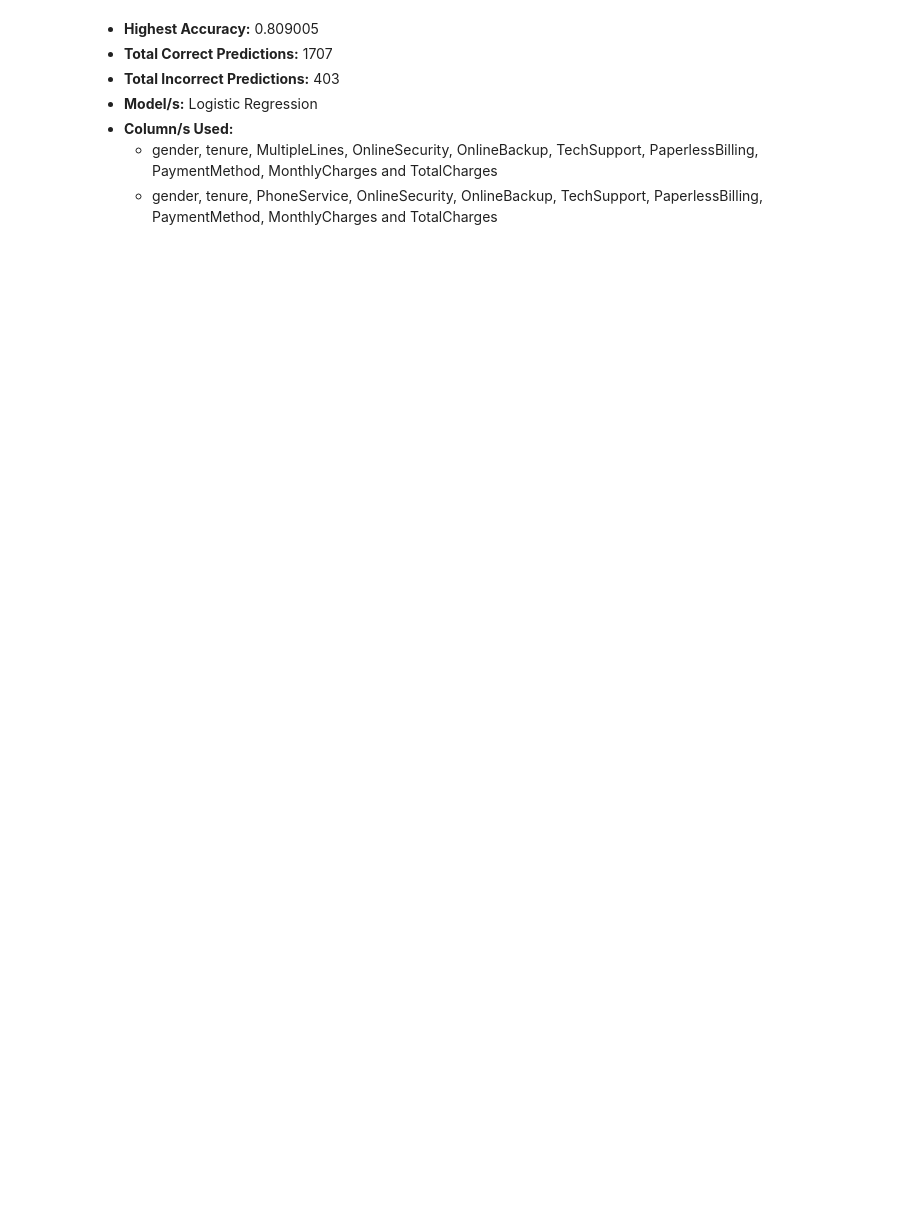
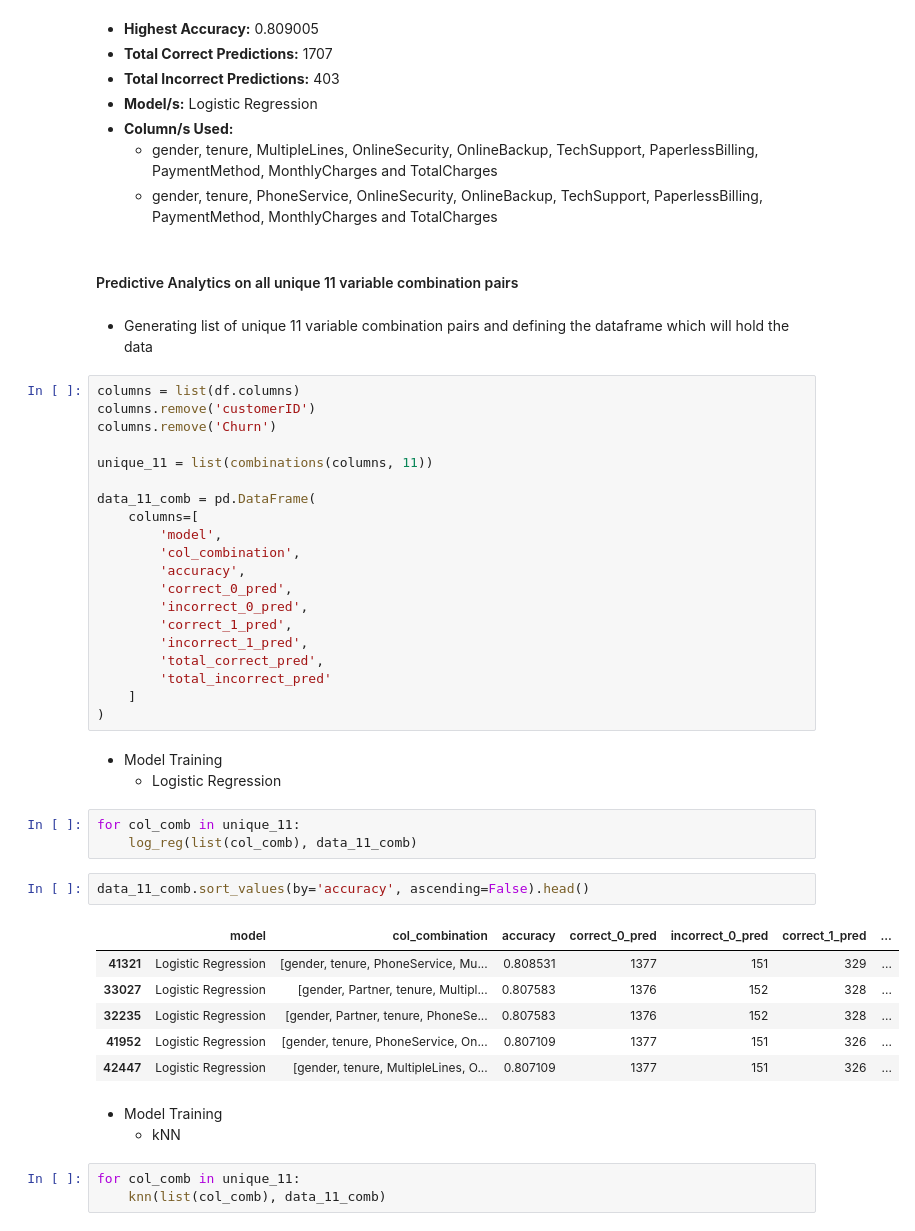
Before and after one commit to HarshTanwar001/Churn-Analysis, a Jupyter notebook: Churn_Analysis.ipynb, the cells around one changed output. Cells and saved outputs as stored; diff of their text form; blank space fills up the shorter version.

Commit message:
Predictive Analytics on all unique 11 column combination pairs

```diff
--- a/Churn_Analysis.ipynb
+++ b/Churn_Analysis.ipynb
@@ -1997,3 +1997,48 @@ data_10_comb.sort_values(by='accuracy', ascending=False).head()
       </ul>
     </li>
 </ul>
+# %% [markdown]
+#### Predictive Analytics on all unique 11 variable combination pairs
+# %% [markdown]
+- Generating list of unique 11 variable combination pairs and defining the dataframe which will hold the data
+# %%
+columns = list(df.columns)
+columns.remove('customerID')
+columns.remove('Churn')
+
+unique_11 = list(combinations(columns, 11))
+
+data_11_comb = pd.DataFrame(
+    columns=[
+        'model',
+        'col_combination',
+        'accuracy',
+        'correct_0_pred',
+        'incorrect_0_pred',
+        'correct_1_pred',
+        'incorrect_1_pred',
+        'total_correct_pred',
+        'total_incorrect_pred'
+    ]
+)
+# %% [markdown]
+- Model Training
+    - Logistic Regression
+# %%
+for col_comb in unique_11:
+    log_reg(list(col_comb), data_11_comb)
+# %%
+data_11_comb.sort_values(by='accuracy', ascending=False).head()
+# %% [output]
+|  | model | col_combination | accuracy | correct_0_pred | incorrect_0_pred | correct_1_pred | ... |
+| 41321 | Logistic Regression | [gender, tenure, PhoneService, Mu... | 0.808531 | 1377 | 151 | 329 | ... |
+| 33027 | Logistic Regression | [gender, Partner, tenure, Multipl... | 0.807583 | 1376 | 152 | 328 | ... |
+| 32235 | Logistic Regression | [gender, Partner, tenure, PhoneSe... | 0.807583 | 1376 | 152 | 328 | ... |
+| 41952 | Logistic Regression | [gender, tenure, PhoneService, On... | 0.807109 | 1377 | 151 | 326 | ... |
+| 42447 | Logistic Regression | [gender, tenure, MultipleLines, O... | 0.807109 | 1377 | 151 | 326 | ... |
+# %% [markdown]
+- Model Training
+    - kNN
+# %%
+for col_comb in unique_11:
+    knn(list(col_comb), data_11_comb)
```
Also changed, not shown: parts of 5 cells of this notebook.
